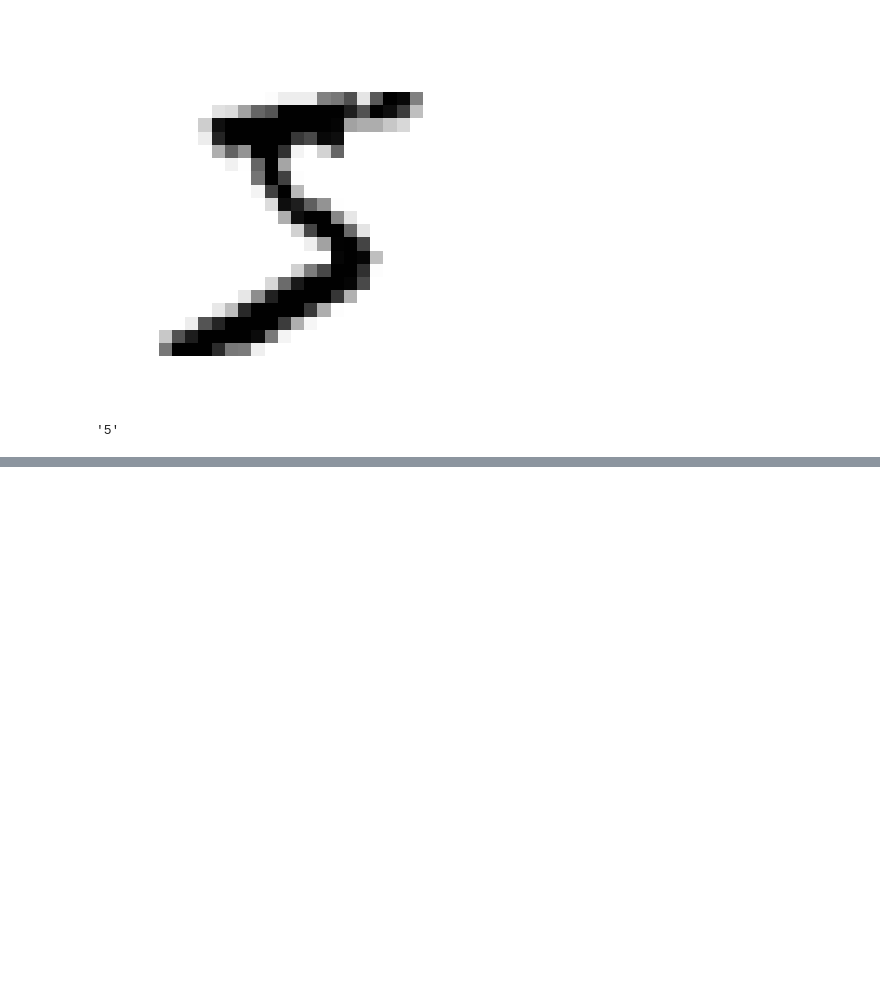
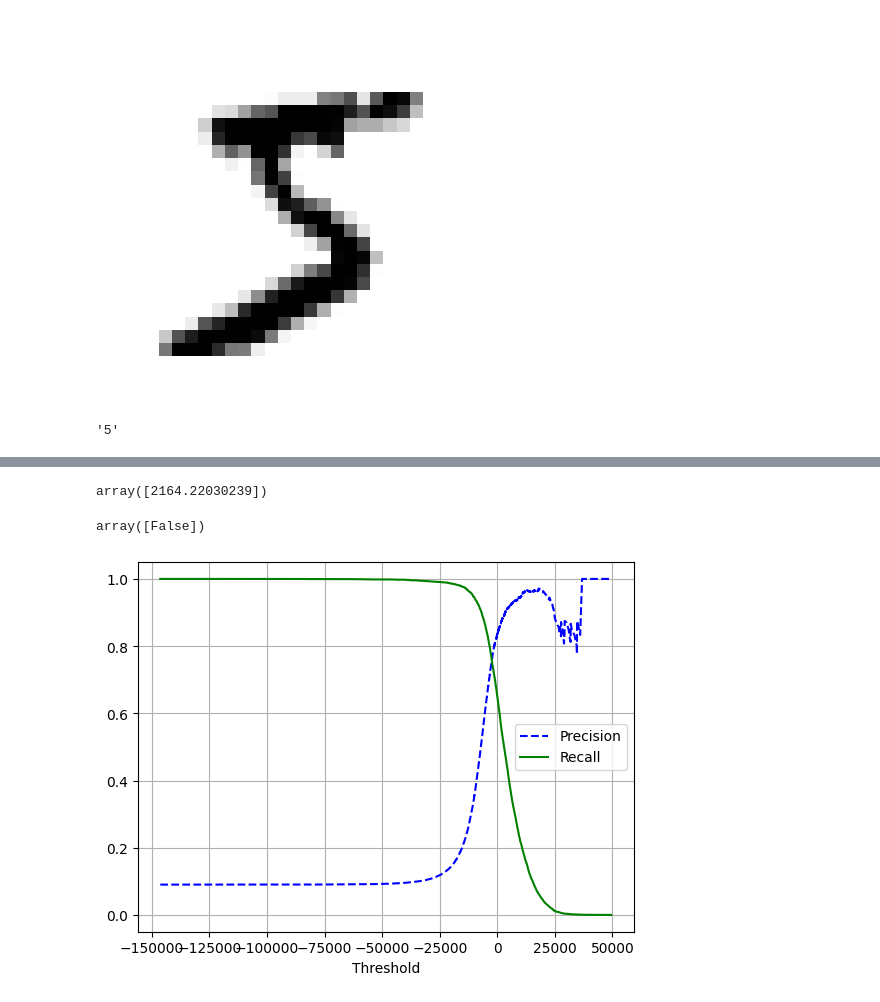
Before and after one commit to Bhazooka/ML-Data, a Jupyter notebook: HandWriting.ipynb, the cells around one changed output, grey strips where cells are left out. Cells and saved outputs as stored; diff of their text form; code cells hidden in the pictures; blank space fills up the shorter version.

```diff
--- a/HandWriting.ipynb
+++ b/HandWriting.ipynb
@@ -58,0 +65,12 @@ X_train, X_test, y_train, y_test = X[:60000], X[60000:], y[:60000], y[60000:]
+# %%
+# Pick a classifier and train it
+# Start with Stochastic Gradient Decent classifier
+from sklearn.linear_model import SGDClassifier
+
+sgd_clf = SGDClassifier(random_state=42)
+sgd_clf.fit(X_train, y_train_5)
+
+# Now we use it to detect images of 5
+sgd_clf.predict([some_digit])
+#  The classifier guesses that this image represents a 5 (Result below is True)
+# some_digit stores the value of 5
@@ -58,0 +198,5 @@ X_train, X_test, y_train, y_test = X[:60000], X[60000:], y[:60000], y[60000:]
+# %%
+y_scores = sgd_clf.decision_function([some_digit])
+y_scores
+# %% [output]
+array([2164.22030239])
@@ -58,0 +206,33 @@ X_train, X_test, y_train, y_test = X[:60000], X[60000:], y[:60000], y[60000:]
+# %%
+# manipulating the threshold
+threshold = 8000
+y_some_digit_pred = (y_scores > threshold)
+y_some_digit_pred
+# This confirms that raising the threshold decreases recall
+# The image represents a 5, and the classifier detects it when the threshold is 0, but it misses it when the threshold is increased to 8,000
+# %% [output]
+array([False])
+# %%
+# To decide which threshold to use,
+#   - fist need scores of all instances in training set using cross_val_predict(), but specify we want it to return decision score
+y_scores = cross_val_predict(sgd_clf, X_train, y_train_5, cv=3, method="decision_function")
+# %%
+
+# This can now be used to compute precision and recall for all possible thresholds using precision_recall_curve()
+from sklearn.metrics import precision_recall_curve
+
+precisions, recalls, thresholds = precision_recall_curve(y_train_5, y_scores)
+# %%
+
+# now we can plot on graph
+def plot_precision_recall_vs_threshold(precision, recall, threshold):
+    plt.plot(threshold, precisions[:-1], "b--", label="Precision")  # b-- means blue dashed lines in plot function
+    plt.plot(threshold, recall[:-1], "g-", label="Recall")          # green solid line
+    plt.xlabel("Threshold")
+    plt.legend(loc="best")
+    plt.grid()
+
+plot_precision_recall_vs_threshold(precisions, recalls, thresholds)
+plt.show()
+# %% [output]
+[figure, added]
```
Also changed, not shown: parts of 15 cells of this notebook.
